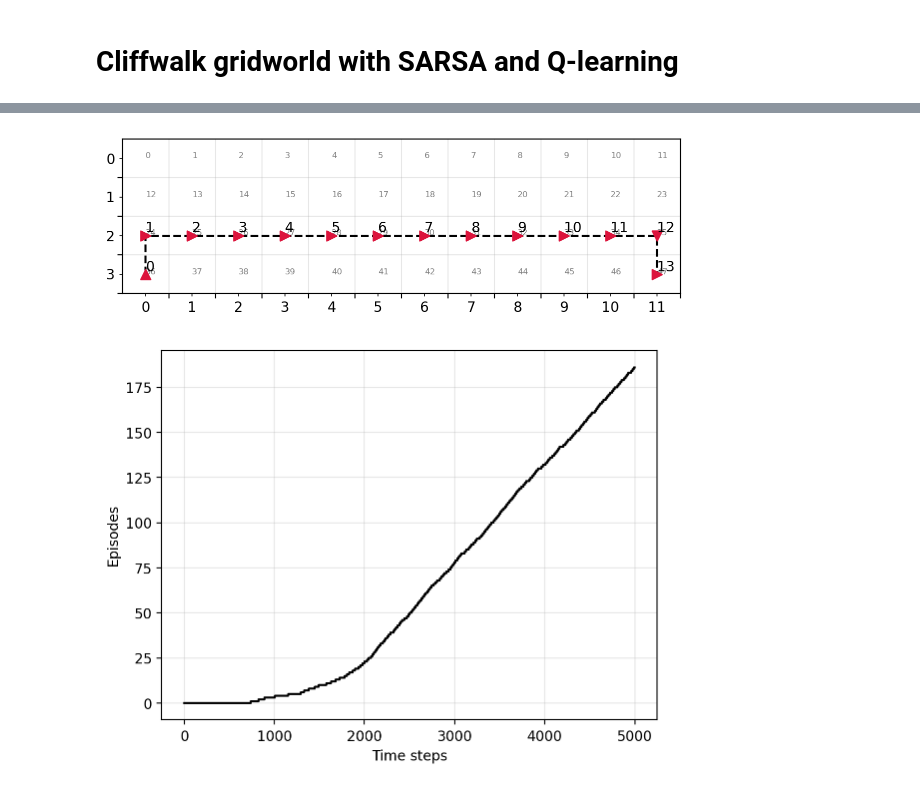
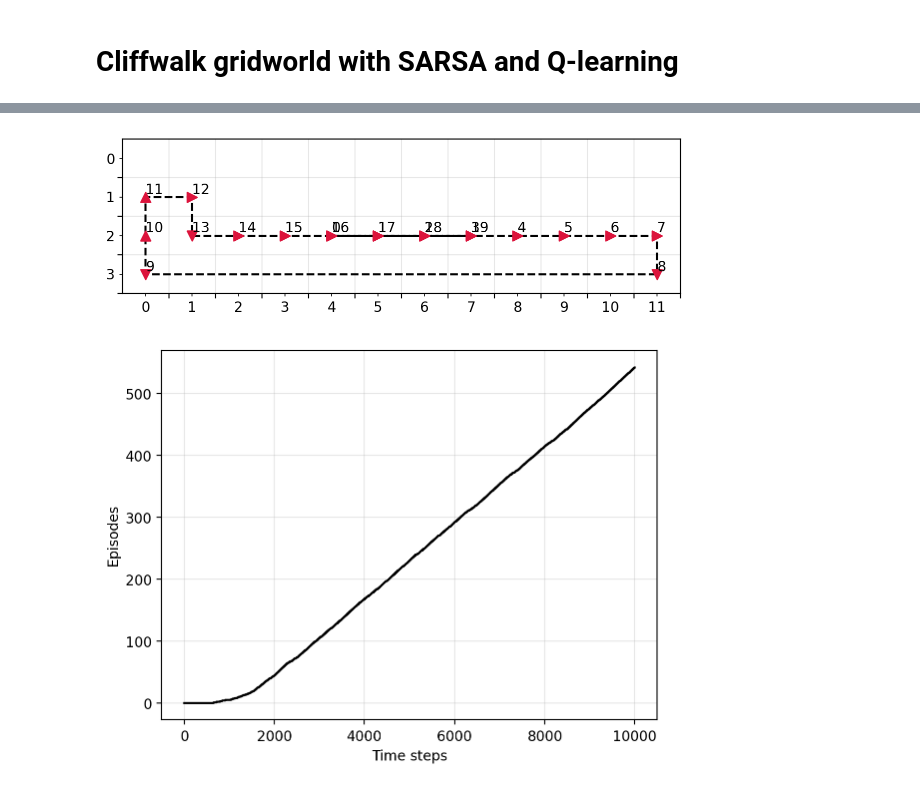
Before and after one commit to gerdm/reinforcement-learning, a Jupyter notebook: ch06/cliffwalk-gridworld.ipynb, the cells around one changed output, grey strips where cells are left out. Saved outputs shown, nothing was run; the diff lists cells and outputs as text; code cells hidden in the pictures.

```diff
--- a/ch06/cliffwalk-gridworld.ipynb
+++ b/ch06/cliffwalk-gridworld.ipynb
@@ -23,12 +23,12 @@ movements = np.array([
     [0, -1], # left
     [1, 0], # down,
     [-1, 0], # up
-    [0, 0], # nothing
+    # [0, 0], # nothing
 ])
 n_actions = len(movements)
 
 name_movements = ["right", "left", "down", "up"]
-name_movements = ["right", "left", "down", "up", "nothing"]
+# name_movements = ["right", "left", "down", "up", "nothing"]
 # %%
 start_ix = 36
 end_ix = 47
@@ -37,13 +39,22 @@ G = gridworld.CliffGridworld(start_ix, end_ix, n_rows, n_cols, reward_goal)
 # %%
-n_steps = 5000
-epsilon = 0.1
+n_steps = 10_000
+epsilon = 0.05
 alpha, gamma = 0.5, 1.0
 
-hist_sarsa, Q_sarsa = agents.run_agent_sarsa(
-    start_ix, G, n_actions, n_steps, epsilon, alpha, gamma, movements
+hist_sarsa, Q_sarsa = agents.run_agent(
+    start_ix, G, n_actions, n_steps, epsilon, alpha, gamma, movements,
+    agents.sarsa_step_and_update
 )
 
-hist_qlearn, Q_qlearn = agents.run_agent_qlearning(
-    start_ix, G, n_actions, n_steps, epsilon, alpha, gamma, movements
+hist_qlearn, Q_qlearn = agents.run_agent(
+    start_ix, G, n_actions, n_steps, epsilon, alpha, gamma, movements,
+    agents.qlearning_step_and_update
 )
+
+hist = {
+    "sarsa": deepcopy(hist_sarsa),
+    "q": deepcopy(hist_qlearn)
+}
+
+# del hist_qlearn, hist_sarsa
 # %%
@@ -57,6 +68,8 @@ hist_qlearn["reward"][-500:].mean()
 # %%
-ix_goal = np.where(hist_sarsa["reward"] == reward_goal)[0]
-pos_hist = np.c_[hist_sarsa["ix"] % n_cols, hist_sarsa["ix"] // n_cols]
+agent = "sarsa"
+
+ix_goal = np.where(hist[agent]["reward"] == reward_goal)[0]
+pos_hist = np.c_[hist[agent]["ix"] % n_cols, hist[agent]["ix"] // n_cols]
 distance_hist = np.abs(pos_hist - G.get_pos(end_ix)).sum(axis=1)
 len(ix_goal)
 # %% [output]
@@ -63,0 +77,6 @@ len(ix_goal)
+# %%
+sum_rewards = []
+for ix_start, ix_end in zip(ix_goal[:-1], ix_goal[1:]):
+    r = hist[agent]["reward"][ix_start + 1:ix_end].sum()
+    sum_rewards.append(r)
+sum_rewards = np.array(sum_rewards)
@@ -70,11 +95,13 @@ markers = {
     "nothing": "o"
 }
 # %%
-run = -5
+agent = "q"
+run = -2
+pos_hist = np.c_[hist[agent]["ix"] % n_cols, hist[agent]["ix"] // n_cols]
 iinit = ix_goal[run] + 1
 iend = ix_goal[run + 1] + 1
 
-subhist_action = hist_sarsa["action"][iinit:iend]
+subhist_action = hist[agent]["action"][iinit:iend]
 subhist_action = [name_movements[a] for a in subhist_action]
 subhist_action = [markers[action] for action in subhist_action]
 
@@ -84,38 +111,38 @@ fig, ax = plt.subplots(figsize=(n_cols * 0.6, n_rows * 0.5))
 plt.plot(*subhist_pos.T, c="black", linestyle="--")
 
 i = 0
 for (x,y), m in zip(subhist_pos, subhist_action):
     plt.scatter(x, y, marker=m, zorder=3, s=50, c="crimson")
     plt.text(x, y, i, verticalalignment="bottom", horizontalalignment="left")
     i += 1
 
 xticks = np.arange(n_cols)
 yticks = np.arange(n_rows)
 ax.set(
     xticks=xticks + 0.5,
     yticks=yticks + 0.5,
     xticklabels="",
     yticklabels="",
 )
 ax.set_xticks(xticks, labels=xticks, minor=True)
 ax.set_yticks(yticks, labels=yticks, minor=True)
 
 ax.set_ylim(-0.5, n_rows - 0.5)
 ax.set_xlim(-0.5, n_cols - 0.5)
 ax.invert_yaxis()
 
 
 for i, (r, c) in enumerate(product(range(G.n_rows), range(G.n_cols))):
     plt.text(c, r, i, c="tab:gray", zorder=0, fontsize=6)
 
 plt.grid(alpha=0.3)
 # plt.savefig("windy-gridworld.png", bbox_inches="tight", dpi=150)
 # %% [output]
-[figure, old version]
+[figure, new version]
 # %%
-plt.plot((hist_sarsa["reward"] == reward_goal).cumsum(), c="black")
+plt.plot((hist[agent]["reward"] == reward_goal).cumsum(), c="black")
 plt.grid(alpha=0.3)
 plt.xlabel("Time steps")
 plt.ylabel("Episodes");
 # %% [output]
-[figure, old version]
+[figure, new version]
```
Also changed, not shown: parts of 5 cells of this notebook, 1 other file.
